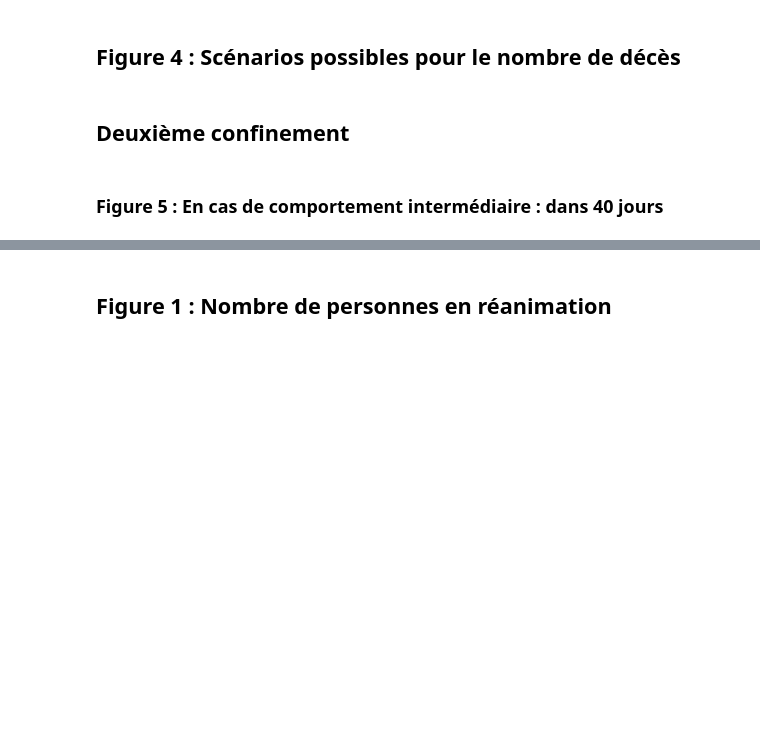
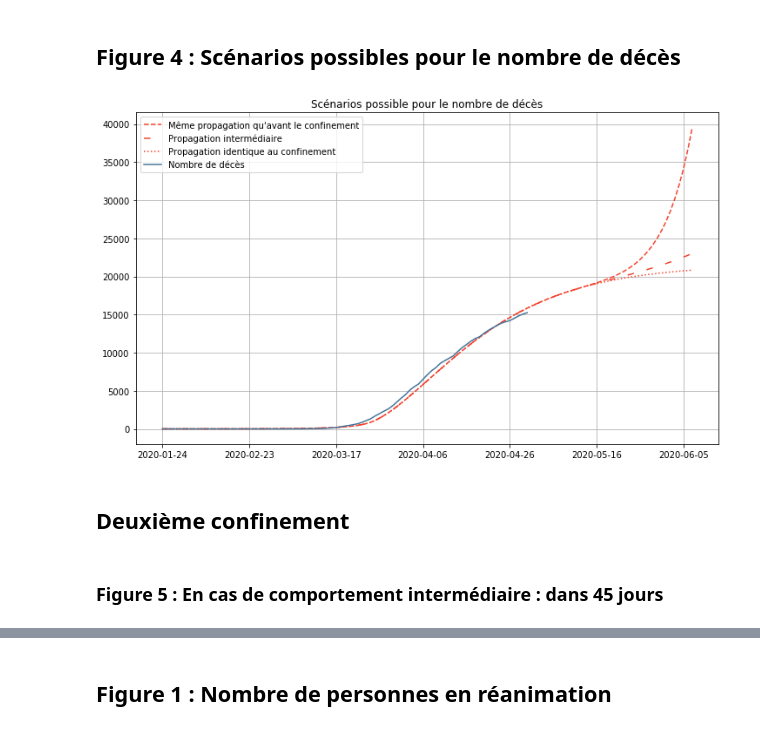
Before and after one commit to cristal-smac/covid, a Jupyter notebook: covid_simulation.ipynb, the cells around one changed output, grey strips where cells are left out. Saved outputs shown, nothing was run; the diff lists cells and outputs as text; code cells hidden in the pictures; blank space fills up the shorter version.

```diff
--- a/covid_simulation.ipynb
+++ b/covid_simulation.ipynb
@@ -1331,20 +1340,23 @@ plt.savefig("figure3.jpg", dpi=dpi)
 # %%
 fig, ax = plt.subplots(figsize=(12,7))
 
 scenario([0.1]*8 + [0.32]*30, "M", "Même propagation qu'avant le confinement", linestyle='dashed')
 scenario([0.1]*8 + [0.2]*30, "M", "Propagation intermédiaire", linestyle=(0, (5, 10)))
 scenario([0.1]*38, "M", "Propagation identique au confinement", linestyle='dotted')
 plt.plot(data_objectif_ministere[4]*67000000, label="Nombre de décès", color=couleur_a)
 plt.xticks([0, 20, 40, 60, 80, 100, 120],
            (data['date'][0], data['date'][20], data['date'][40],
             data['date'][60], data['date'][80], '2020-05-16', '2020-06-05'))
+plt.title("Scénarios possible pour le nombre de décès")
 plt.grid()
 plt.legend()
-plt.savefig("figure4.jpg", dpi=dpi)
+plt.savefig("slides/figure4.jpg", dpi=dpi)
+# %% [output]
+[figure, added]
 # %% [markdown]
 ## Deuxième confinement
 # %% [markdown]
-### Figure 5 : En cas de comportement intermédiaire : dans 40 jours
+### Figure 5 : En cas de comportement intermédiaire : dans 45 jours
 # %%
 fig, ax = plt.subplots(figsize=(12,7))
 plt.plot(data_objectif_ministere[2]*67000000, label="Personnes en réanimation", color=couleur_a)
```
Also changed, not shown: parts of 9 cells of this notebook, 6 other files.
